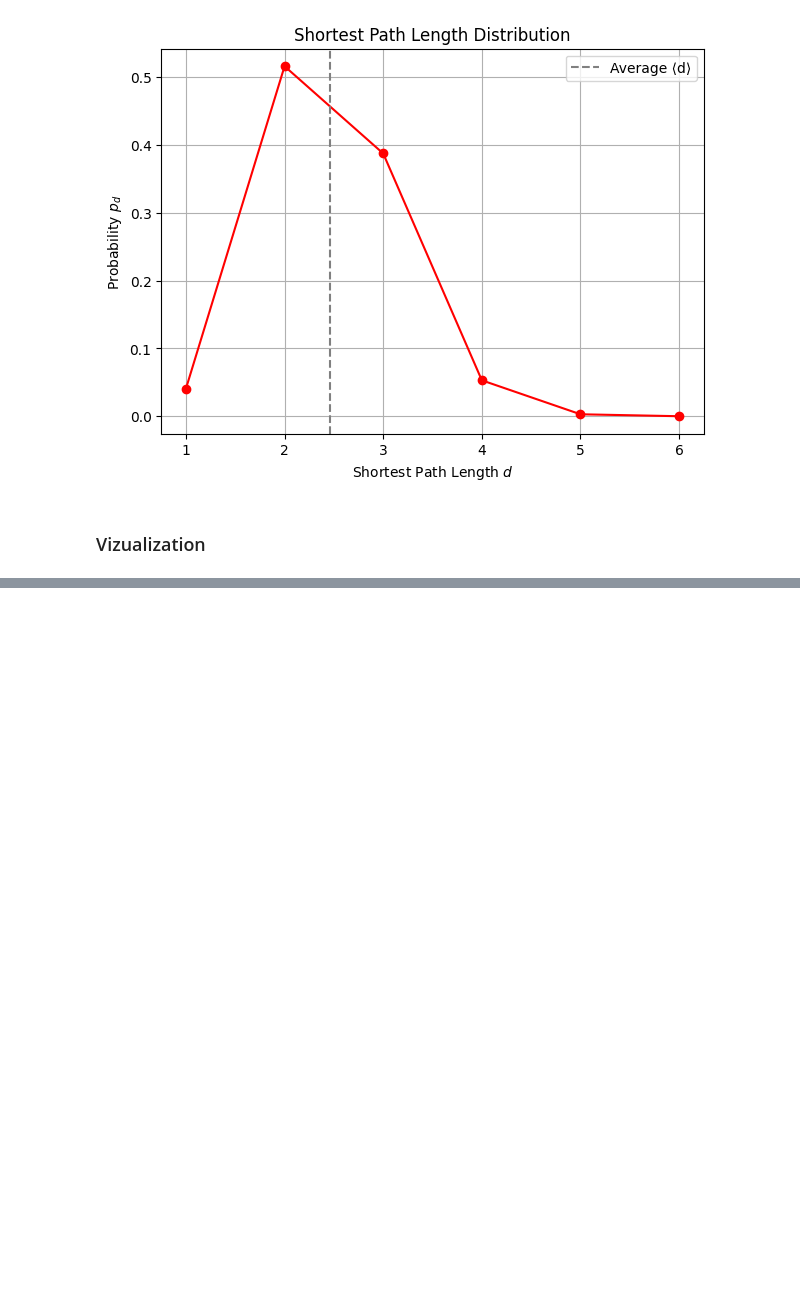
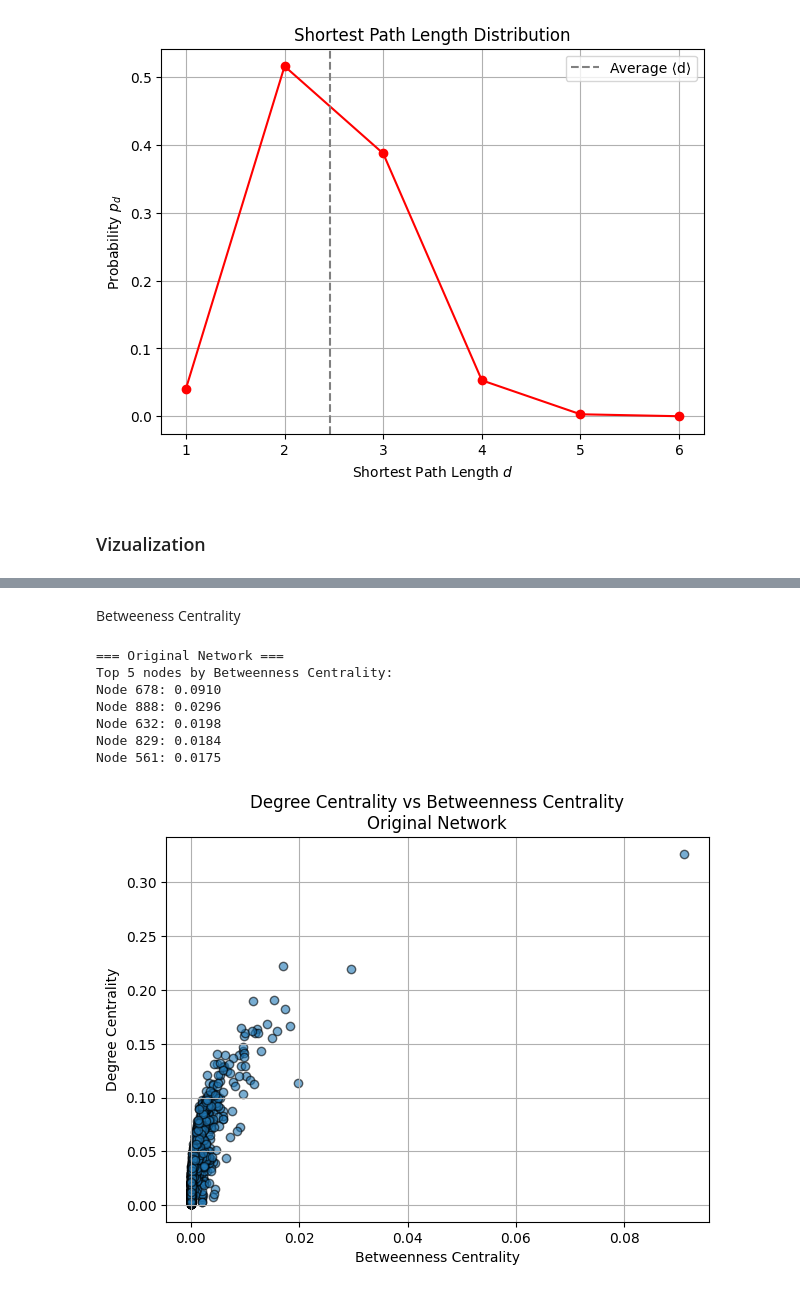
Before and after one commit to Master-HPC-2025/Social-Network-Analysis, a Jupyter notebook: project_1.ipynb, the cells around one changed output, grey strips where cells are left out. Drawn from its saved outputs; the diff is of its cells as text; code cells hidden in the pictures; blank space fills up the shorter version.

```diff
--- a/project_1.ipynb
+++ b/project_1.ipynb
@@ -308,0 +326,17 @@ def shortest_path_length_and_plot(largest_cc: nx.Graph):
+# %%
+def compute_and_display_betweenness_centrality(G, graph_name):
+    """
+    Betweenness centrality measures how often a node lies on the shortest paths between others.
+    High values indicate nodes that act as bridges in the network.
+    """
+    print(f"\n=== {graph_name} ===")
+
+    betweenness = nx.betweenness_centrality(G)
+    bc_sorted = sorted(betweenness.items(), key=lambda item: item[1], reverse=True)
+
+    print("Top 5 nodes by Betweenness Centrality:")
+    for i in range(5):
+        node, centrality = bc_sorted[i]
+        print(f"Node {node}: {centrality:.4f}")
+
+    return betweenness
@@ -369,0 +455,28 @@ Average Shortest Path Length: 2.461460580087011
+# %% [markdown]
+Betweeness Centrality
+# %%
+def plot_betweenness_vs_degree(G_original, betweenness, title):
+    degree = nx.degree_centrality(G_original)
+
+    x = [betweenness[node] for node in G_original.nodes()]
+    y = [degree[node] for node in G_original.nodes()]
+
+    plt.figure(figsize=(7, 5))
+    plt.scatter(x, y, alpha=0.6, edgecolors='k')
+    plt.title(f"Degree Centrality vs Betweenness Centrality\n{title}")
+    plt.xlabel("Betweenness Centrality")
+    plt.ylabel("Degree Centrality")
+    plt.grid(True)
+    plt.show()
+
+bc_original = compute_and_display_betweenness_centrality(G_original, "Original Network")
+plot_betweenness_vs_degree(G_original, bc_original, "Original Network")
+# %% [output]
+=== Original Network ===
+Top 5 nodes by Betweenness Centrality:
+Node 678: 0.0910
+Node 888: 0.0296
+Node 632: 0.0198
+Node 829: 0.0184
+Node 561: 0.0175
+[figure, added]
```
Also changed, not shown: parts of 47 cells of this notebook.
